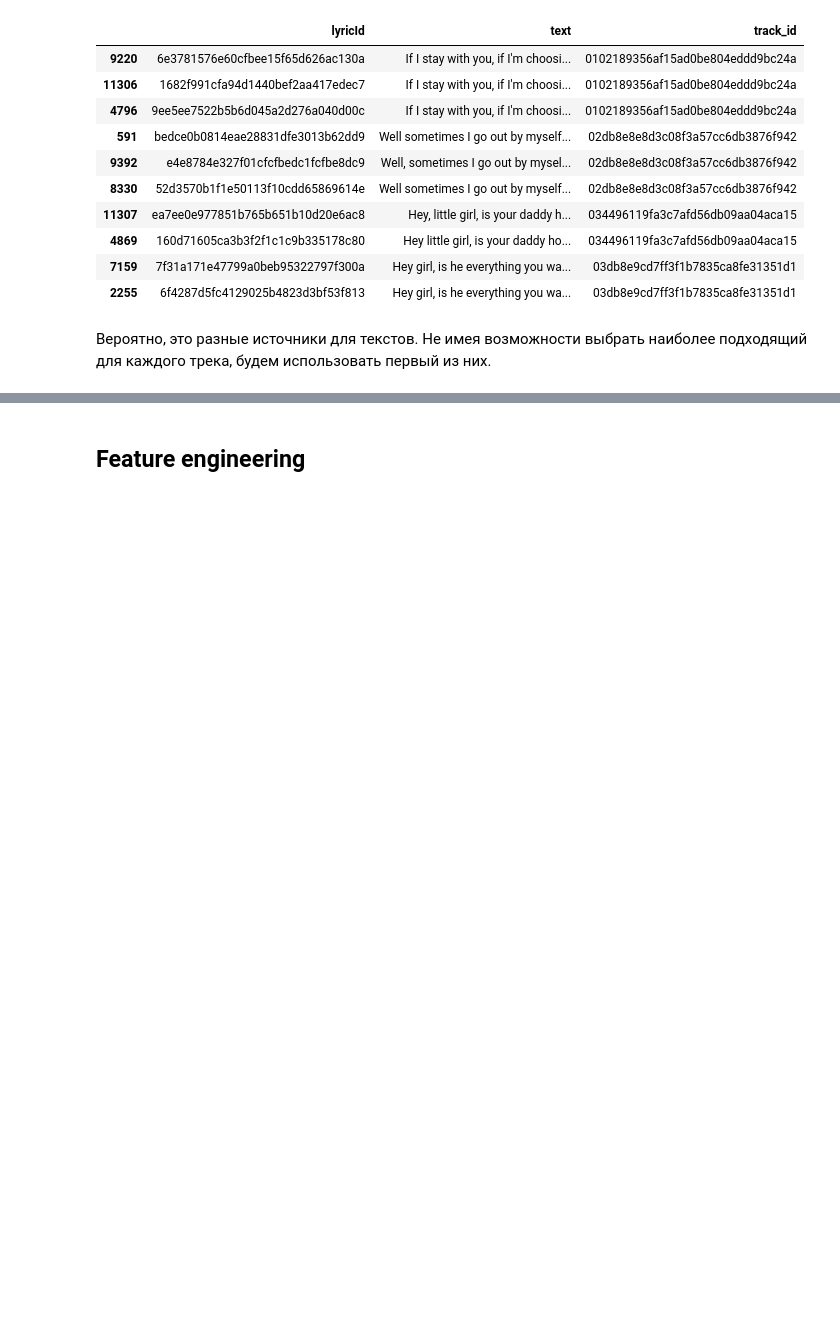
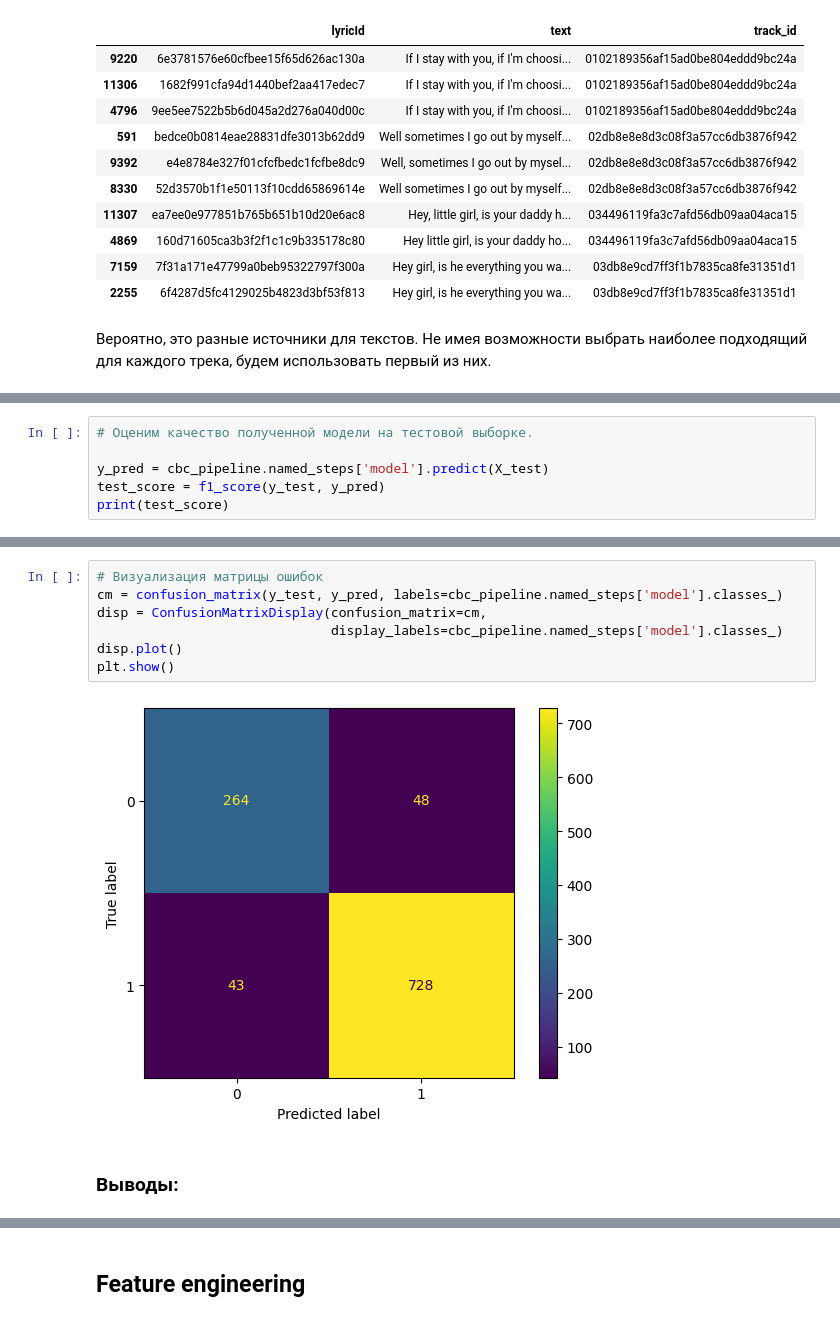
Before and after one commit to Akarinokadze/yandex_music, a Jupyter notebook: notebooks/yandex_music.ipynb, the cells around one changed output, grey strips where cells are left out. Saved outputs shown, nothing was run; the diff lists cells and outputs as text; blank space fills up the shorter version.

```diff
--- a/notebooks/yandex_music.ipynb
+++ b/notebooks/yandex_music.ipynb
@@ -326,0 +878,6 @@ lyrics[(lyrics['track_id'].duplicated(keep=False) == True) &
+# %%
+# Оценим качество полученной модели на тестовой выборке.
+
+y_pred = cbc_pipeline.named_steps['model'].predict(X_test)
+test_score = f1_score(y_test, y_pred)
+print(test_score)
@@ -326,0 +948,11 @@ lyrics[(lyrics['track_id'].duplicated(keep=False) == True) &
+# %%
+# Визуализация матрицы ошибок
+cm = confusion_matrix(y_test, y_pred, labels=cbc_pipeline.named_steps['model'].classes_)
+disp = ConfusionMatrixDisplay(confusion_matrix=cm,
+                              display_labels=cbc_pipeline.named_steps['model'].classes_)
+disp.plot()
+plt.show()
+# %% [output]
+[figure, added]
+# %% [markdown]
+### Выводы:
```
Also changed, not shown: parts of 81 cells of this notebook, 1 other file.
